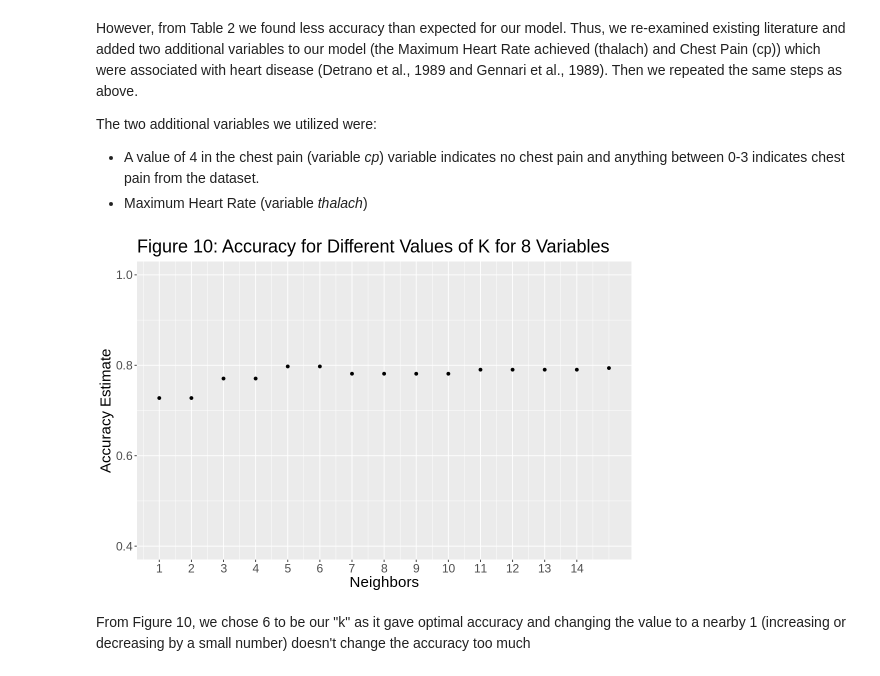
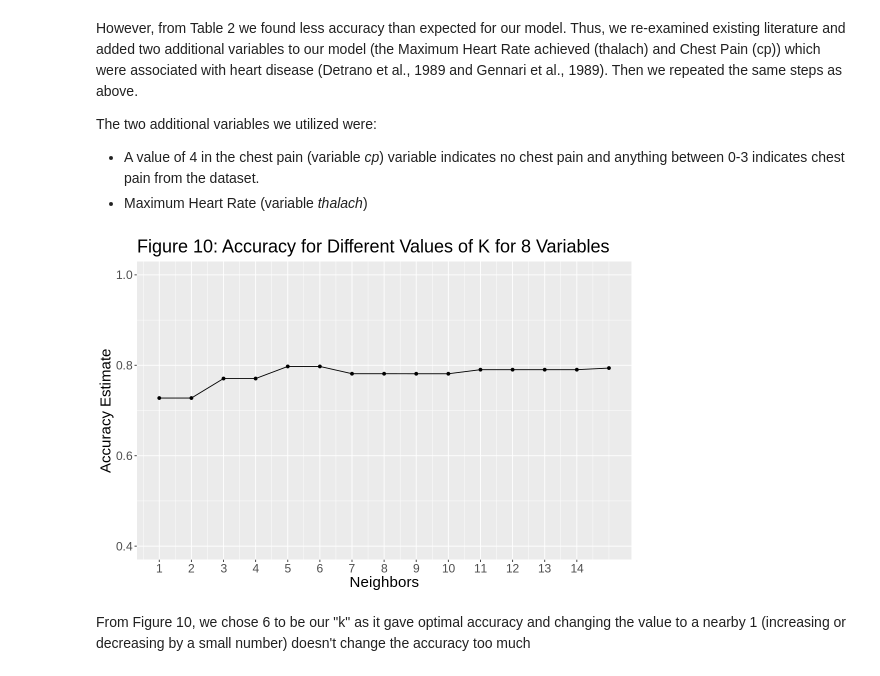
Before and after one commit to rebeccawuu/toy_ds_project, a Jupyter notebook: FinalProject_lastversion.ipynb, the cells around one changed output. Drawn from its saved outputs; the diff is of its cells as text; code cells hidden in the pictures.

```diff
--- a/FinalProject_lastversion.ipynb
+++ b/FinalProject_lastversion.ipynb
@@ -379,27 +385,28 @@ step_center (age, trestbps, chol, thalach, cp)
 # %%
 options(repr.plot.width = 9, repr.plot.height = 6)
 
 gridvals <- tibble (neighbors = seq (1,15))
 knn_results_new <- workflow() |>
                add_recipe(heart_recipe_new) |>
                add_model(knn_tune) %>%
                tune_grid(resamples = knn_vfold, grid = gridvals) %>%
                collect_metrics()
 
 knn_accuracy_new <- knn_results_new |>
 filter (.metric == "accuracy")
 
 accuracy_plot <- ggplot (knn_accuracy_new, aes (x= neighbors, y= mean)) +
 geom_point () +
+geom_line ()+
 xlab ("Neighbors") +
 ylab ("Accuracy Estimate") +
 theme(text = element_text(size = 18)) +
 scale_x_continuous(breaks = seq(0, 14, by = 1)) +
 scale_y_continuous(limits = c(0.4, 1.0))+
 ggtitle ("Figure 10: Accuracy for Different Values of K for 8 Variables")
 accuracy_plot
 # %% [output]
-[figure, old version]
+[figure, new version]
 # %% [markdown]
 From Figure 10, we chose 6 to be our "k" as it gave optimal accuracy and changing the value to a nearby 1 (increasing or decreasing by a small number) doesn't change the accuracy too much
 # %%
```
Also changed, not shown: parts of 11 cells of this notebook.
